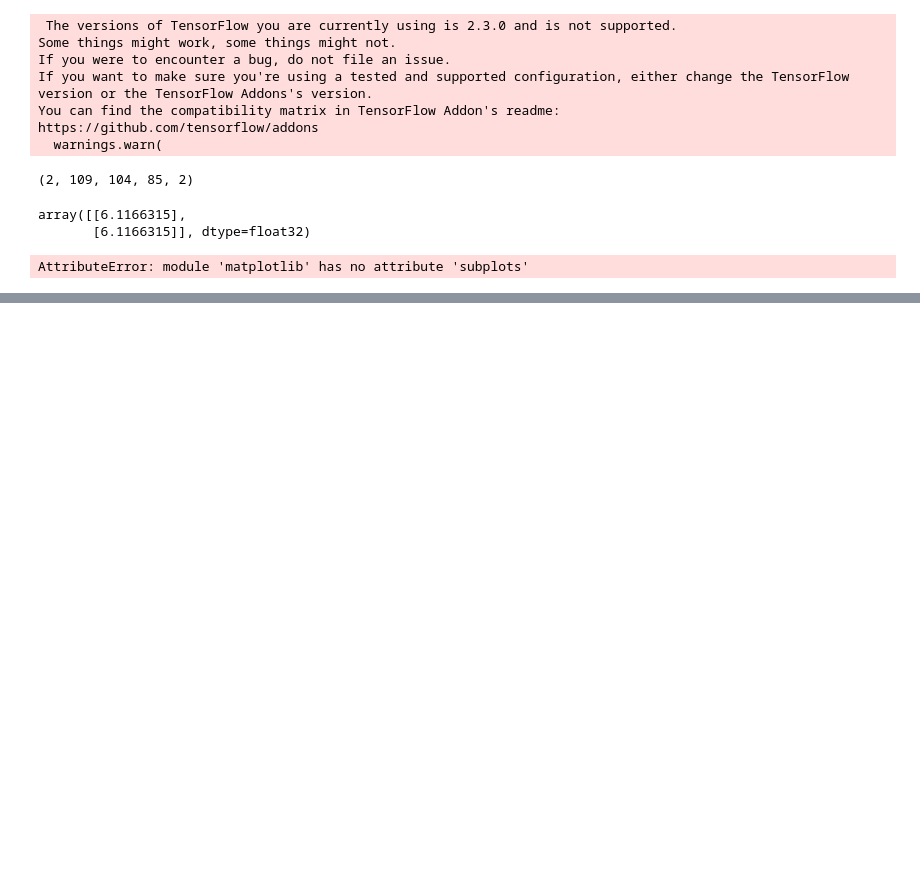
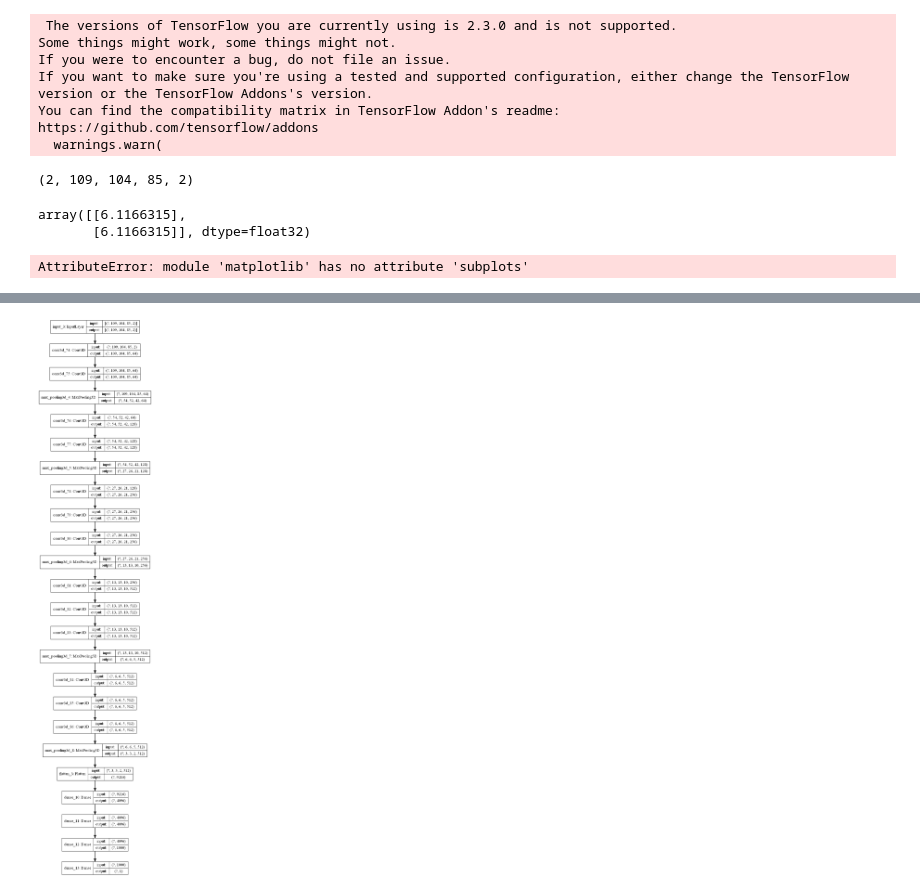
Before and after one commit to Delusion4013/COMP3003_FYP, a Jupyter notebook: Model.ipynb, the cells around one changed output, grey strips where cells are left out. Cells and saved outputs as stored; diff of their text form; code cells hidden in the pictures; blank space fills up the shorter version.

```diff
--- a/Model.ipynb
+++ b/Model.ipynb
@@ -566,0 +592,47 @@ AttributeError: module 'matplotlib' has no attribute 'subplots'
+# %%
+
+def VGG16():
+    input = tf.keras.layers.Input((109, 104, 85, 2))
+
+    x = tf.keras.layers.Conv3D(filters=64, kernel_size=3, padding='same', activation="relu")(input)
+    x = tf.keras.layers.Conv3D(filters=64, kernel_size=3, padding='same', activation="relu")(x)
+    x = tf.keras.layers.MaxPool3D(pool_size=2)(x)
+    #x = layers.BatchNormalization()(x)
+
+    x = tf.keras.layers.Conv3D(filters=128, kernel_size=3, padding='same', activation="relu")(x)
+    x = tf.keras.layers.Conv3D(filters=128, kernel_size=3, padding='same', activation="relu")(x)
+    x = tf.keras.layers.MaxPool3D(pool_size=2)(x)
+    #x = layers.BatchNormalization()(x)
+
+    x = tf.keras.layers.Conv3D(filters=256, kernel_size=3, padding='same', activation="relu")(x)
+    x = tf.keras.layers.Conv3D(filters=256, kernel_size=3, padding='same', activation="relu")(x)
+    x = tf.keras.layers.Conv3D(filters=256, kernel_size=1, padding='same', activation="relu")(x)
+    x = tf.keras.layers.MaxPool3D(pool_size=2)(x)
+    #x = layers.BatchNormalization()(x)
+
+    x = tf.keras.layers.Conv3D(filters=512, kernel_size=3, padding='same', activation="relu")(x)
+    x = tf.keras.layers.Conv3D(filters=512, kernel_size=3, padding='same', activation="relu")(x)
+    x = tf.keras.layers.Conv3D(filters=512, kernel_size=1, padding='same', activation="relu")(x)
+    x = tf.keras.layers.MaxPool3D(pool_size=2)(x)
+
+    x = tf.keras.layers.Conv3D(filters=512, kernel_size=3, padding='same', activation="relu")(x)
+    x = tf.keras.layers.Conv3D(filters=512, kernel_size=3, padding='same', activation="relu")(x)
+    x = tf.keras.layers.Conv3D(filters=512, kernel_size=1, padding='same', activation="relu")(x)
+    x = tf.keras.layers.MaxPool3D(pool_size=2)(x)
+
+    x = tf.keras.layers.Flatten()(x)
+
+    x = tf.keras.layers.Dense(4096, activation = 'relu')(x)
+    x = tf.keras.layers.Dense(4096, activation = 'relu')(x)
+    x = tf.keras.layers.Dense(1000, activation = 'sigmoid')(x)
+
+    output = tf.keras.layers.Dense(units=1)(x)
+
+    model = tf.keras.Model(input, output, name="VGG11")
+
+    return model
+# %%
+model=VGG16()
+keras.utils.plot_model(model, show_shapes=True)
+# %% [output]
+[figure, added]
```
Also changed, not shown: parts of 19 cells of this notebook, 8 other files.
